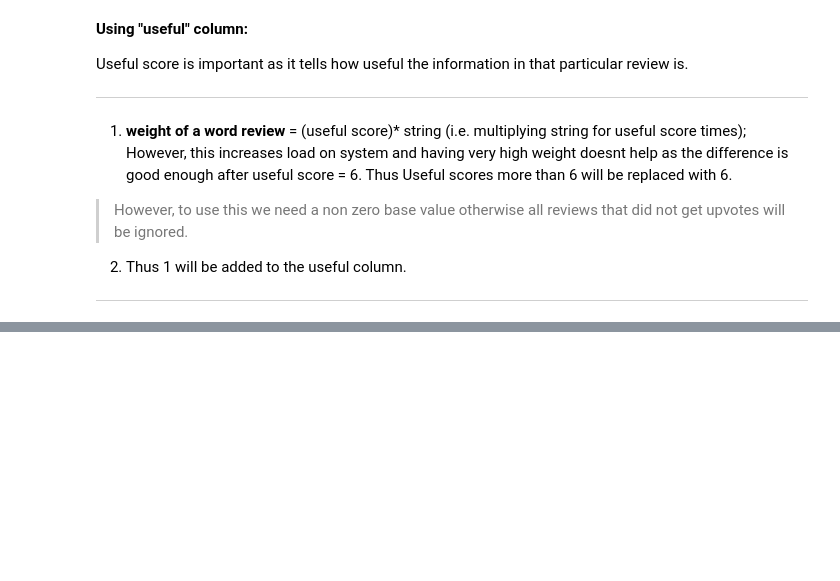
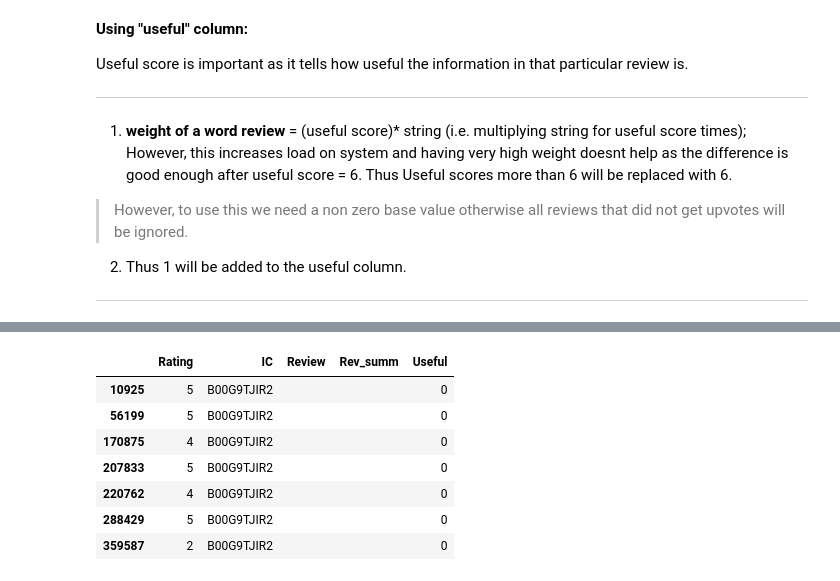
Before and after one commit to DipeshChothwe/PRODUCT-REVIEW-SUMMARIZATION, a Jupyter notebook: Summary_words_from_reviews_problem.ipynb, the cells around one changed output, grey strips where cells are left out. Drawn from its saved outputs; the diff is of its cells as text; code cells hidden in the pictures; blank space fills up the shorter version.

```diff
--- a/Summary_words_from_reviews_problem.ipynb
+++ b/Summary_words_from_reviews_problem.ipynb
@@ -191,5 +191,5 @@ reviews_data.head(2)
 | 1 | 5 | B016MF3P3K | Great screen protector. Doesn't e... | Five Stars | None |
 # %%
 #"Useful" column has "None" values. Thus we replace them by 0.
-reviews_data['Useful'] = reviews_data['Useful'].fillna(0)
-reviews_data.head(2)
+#reviews_data['Useful'] = reviews_data['Useful'].fillna(0)
+#reviews_data.head(2)
@@ -211,7 +203,7 @@ See the caveats in the documentation: https://pandas.pydata.org/pandas-docs/stab
   """Entry point for launching an IPython kernel.
 # %%
 reviews_data['Useful'] = reviews_data['Useful'].fillna(0)
-reviews_data = reviews_data['Useful'].astype(int)
+reviews_data['Useful'] = reviews_data['Useful'].astype(int)
 # %% [output]
 A value is trying to be set on a copy of a slice from a DataFrame.
 Try using .loc[row_indexer,col_indexer] = value instead
@@ -253,0 +267,4 @@ reviews_data['Useful'][reviews_data['Useful'] > 6] = 6
+# %%
+reviews_data['Review'][reviews_data['Review'] == ' '] = 'None found for this IC'
+reviews_data['Rev_summ'][reviews_data['Rev_summ'] == ' '] = 'None found for this IC'
+reviews_data['Review'].isnull().sum()
@@ -314,0 +380,11 @@ for IC in IC:
+# %%
+dictionary['B00G9TJIR2']
+# %% [output]
+|  | Rating | IC | Review | Rev_summ | Useful |
+| 10925 | 5 | B00G9TJIR2 |  |  | 0 |
+| 56199 | 5 | B00G9TJIR2 |  |  | 0 |
+| 170875 | 4 | B00G9TJIR2 |  |  | 0 |
+| 207833 | 5 | B00G9TJIR2 |  |  | 0 |
+| 220762 | 4 | B00G9TJIR2 |  |  | 0 |
+| 288429 | 5 | B00G9TJIR2 |  |  | 0 |
+| 359587 | 2 | B00G9TJIR2 |  |  | 0 |
```
Also changed, not shown: parts of 13 cells of this notebook.
